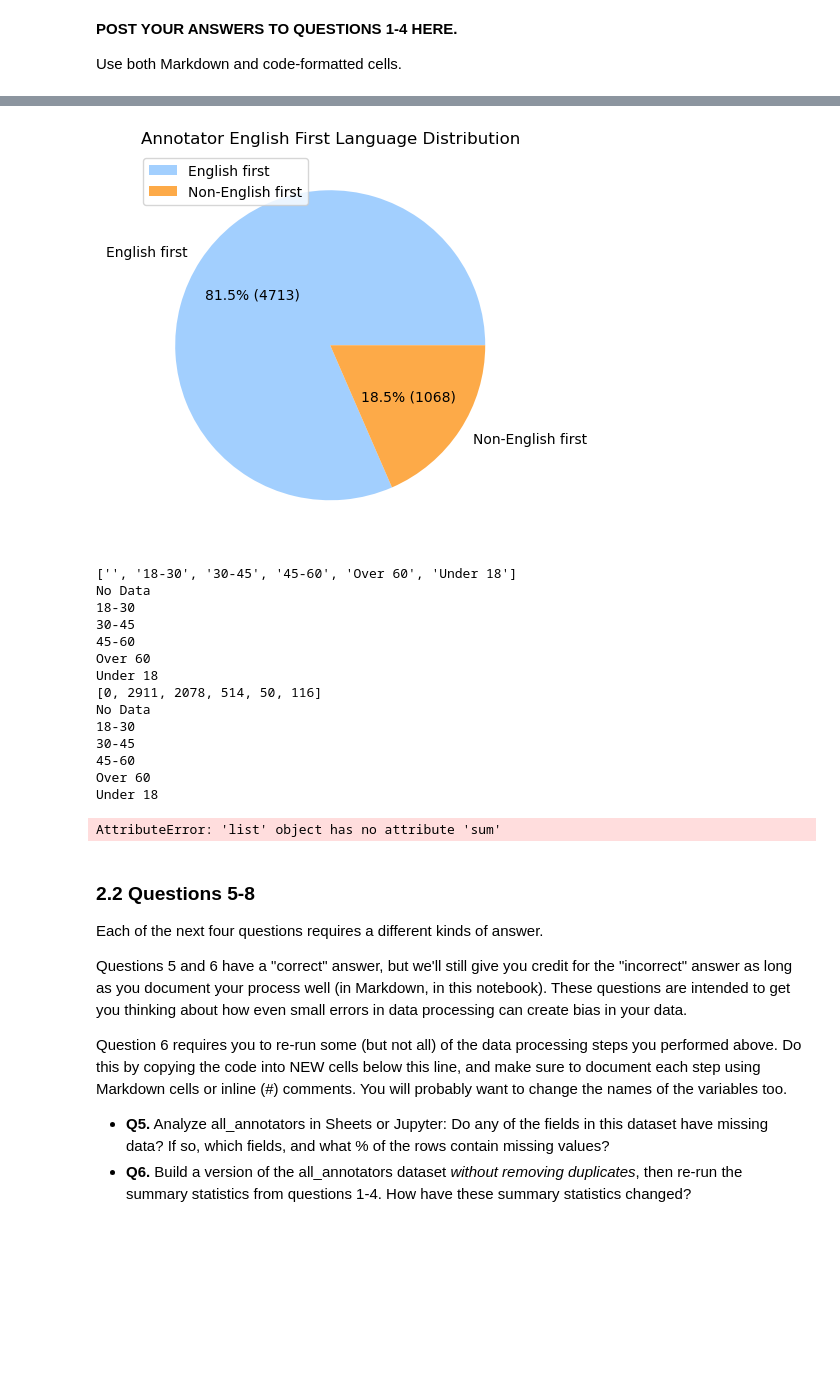
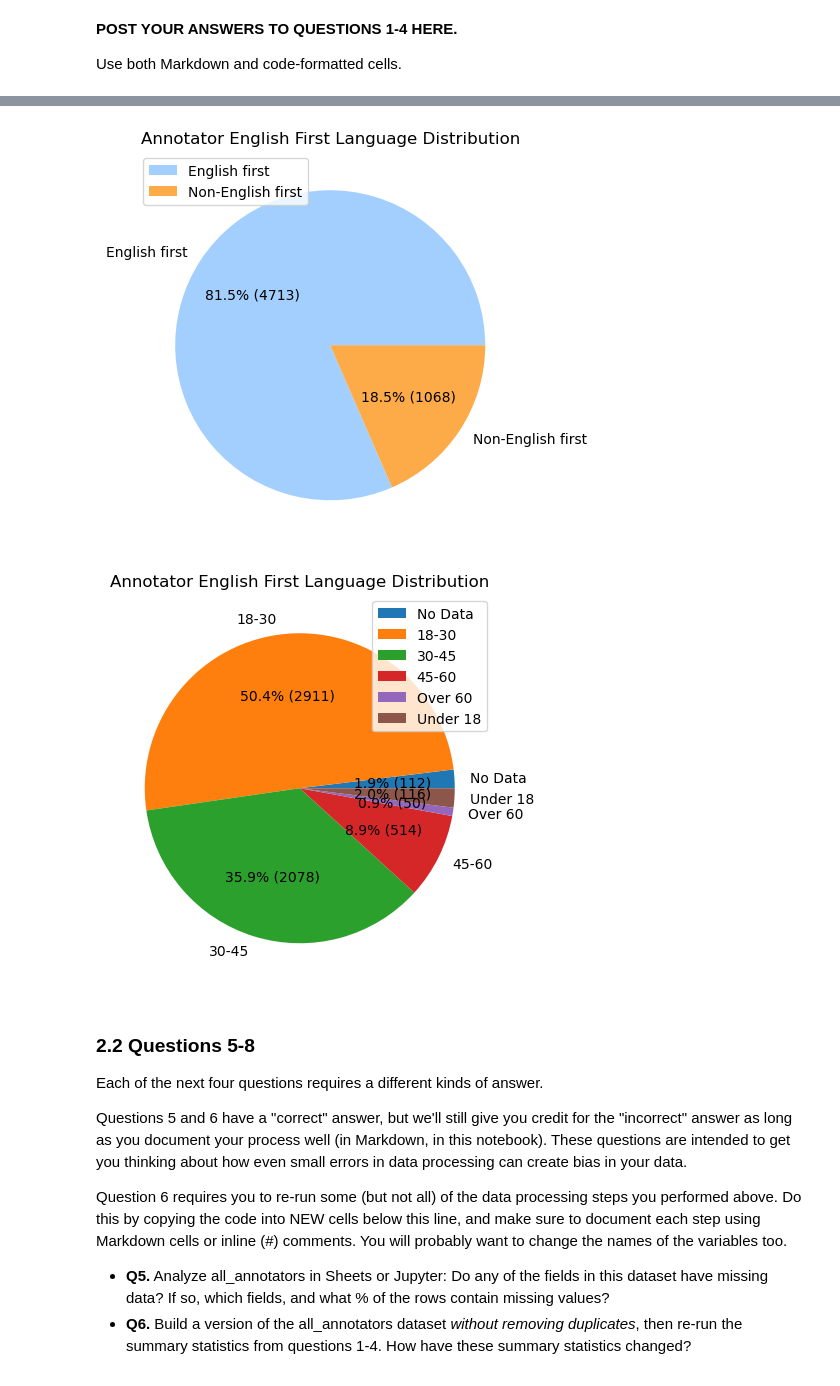
Before and after one commit to linvariel/hcde-410, a Jupyter notebook: A2/hcde410-a2.ipynb, the cells around one changed output, grey strips where cells are left out. Drawn from its saved outputs; the diff is of its cells as text; code cells hidden in the pictures; blank space fills up the shorter version.

Commit message:
added pie chart for age group distribution

```diff
--- a/A2/hcde410-a2.ipynb
+++ b/A2/hcde410-a2.ipynb
@@ -472,62 +472,67 @@ eng_df.plot(
     colors = ['xkcd:baby blue','xkcd:light orange']
 )
 
 plt.title('Annotator English First Language Distribution')
 plt.ylabel('')
 plt.show()
 
 
 # AGE GROUP DISTRIBUTION
 age_groups = list(sorted(set(all_annotators_df['age_group'])))
-print(age_groups)
+# print(age_groups)
 
-# distribution_list(df)
+# distribution_list(df) and string index
 # given a df pandas DataFrame with specified column, returns list of int counts for unique values
-# in the column. (all_annotators_df['age group']
+# in the column.
 def distribution_list (df, index):
     vals = list(sorted(set(df[index])))
-    # updates empty
-    for i in range(len(vals)):
-        if vals[i] == '':
-            vals[i] = 'No Data'
+    # # updates empty
+    # for i in range(len(vals)):
+    #     if vals[i] == '':
+    #         vals[i] = 'No Data'
 
     counts = [0] * len(vals)
     # go through counts and update values
     for i in range(len(counts)):
-        print(vals[i])
+        # print(vals[i])
         counts[i] = df[df[index] == vals[i]].shape[0]
 
     return counts
 
+# print(distribution_list(all_annotators_df, 'age_group'))
+# print(sum(distribution_list(all_annotators_df, 'age_group')))
+# print(all_annotators_df.shape[0])
+vals = age_groups
+    # updates empty
+for i in range(len(vals)):
+    if vals[i] == '':
+        vals[i] = 'No Data'
 
-print(distribution_list(all_annotators_df, 'age_group'))
+age_group_counts = distribution_list(all_annotators_df, 'age_group')
 
-print(all_annotators_df.shape[0])
+ages_df = pd.DataFrame({
+    'Annotator Age Group': vals,
+    'Distribution': age_group_counts
+})
 
-# fm_df = pd.DataFrame({
-#     'Annotator Gender': age_groups,
-#     'Distribution': [f, m]
-# })
+ages_df.plot(
+    kind='pie',
+    y='Distribution',
+    labels=ages_df['Annotator Age Group'],
+    autopct= lambda pct: f'{pct:.1f}% ({int(round(pct * ages_df['Distribution'].sum() / 100))})',
+    figsize=(5, 6),
+    # colors = ['xkcd:baby blue','xkcd:light orange']
+)
+
+plt.title('Annotator English First Language Distribution')
+plt.ylabel('')
+plt.show()
 
 # EDUCATION LEVEL DISTRIBUTION
 # %% [output]
 [figure]
 [figure]
-['', '18-30', '30-45', '45-60', 'Over 60', 'Under 18']
-No Data
-18-30
-30-45
-45-60
-Over 60
-Under 18
-[0, 2911, 2078, 514, 50, 116]
-No Data
-18-30
-30-45
-45-60
-Over 60
-Under 18
-AttributeError: 'list' object has no attribute 'sum'
+[figure, added]
 # %% [markdown]
 ### 2.2 Questions 5-8
 
```
